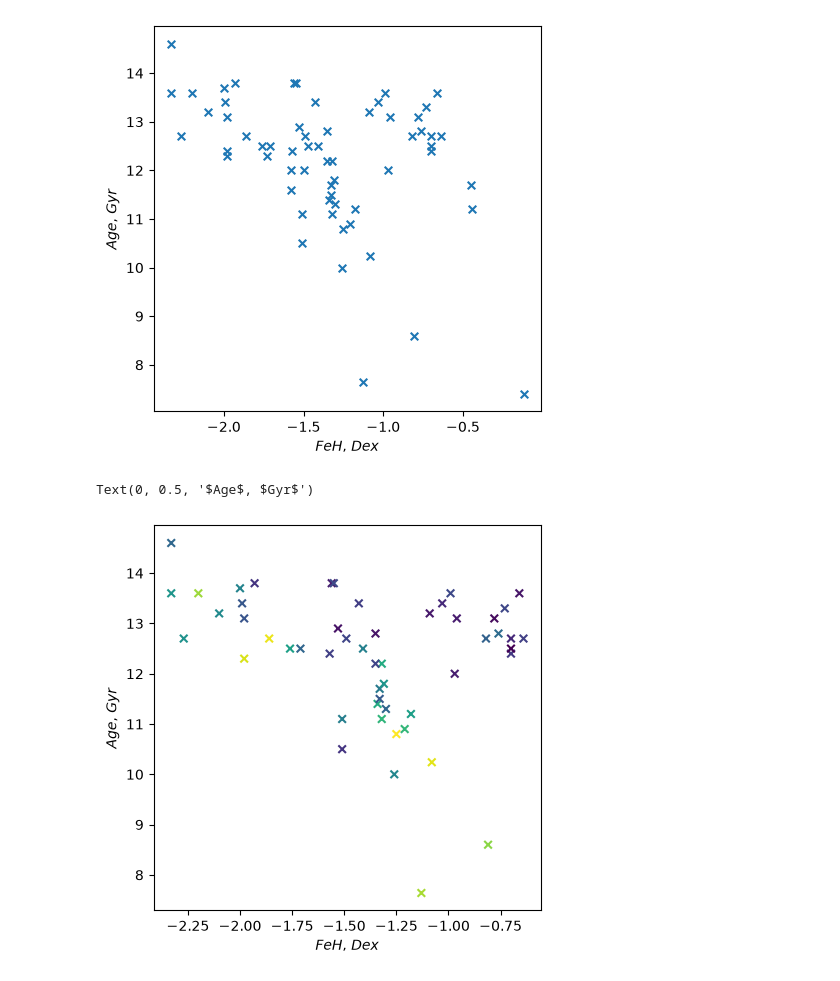
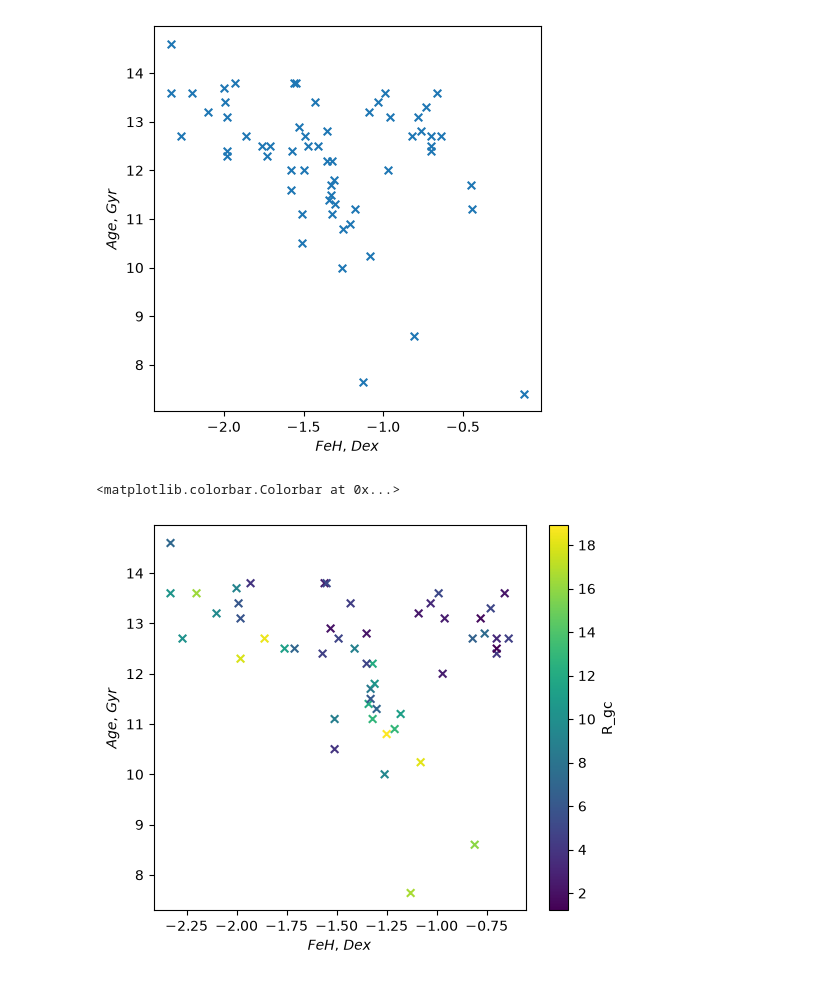
Before and after one commit to stormrealz/PHYS3116_Larawag, a Jupyter notebook: Will's Files/Will's Notes.ipynb, the cells around one changed output. Cells and saved outputs as stored; diff of their text form; code cells hidden in the pictures.

```diff
--- a/Will's Files/Will's Notes.ipynb
+++ b/Will's Files/Will's Notes.ipynb
@@ -148,11 +148,11 @@ axes.set_ylabel('$Age$, $Gyr$') # y-axis label
 Text(0, 0.5, '$Age$, $Gyr$')
 [figure]
 # %%
-fig, axes = plt.subplots(1, figsize=(5,5)) #I only need one plot
+fig, axes = plt.subplots(1, figsize=(6,5)) #I only need one plot
 FeHvsAge = axes.scatter(master_FeH, master_Age, c=master_R_G, marker='x', s=30, cmap='viridis') # plot components
 axes.set_xlabel('$FeH$, $Dex$') # x-axis label
 axes.set_ylabel('$Age$, $Gyr$') # y-axis label
-#fig.colorbar(FeHvsAge, ax=axes[0], label = 'R_gc') not working
+fig.colorbar(FeHvsAge, ax=axes, label = 'R_gc') # ax=axes not ax=axes[0]
 # %% [output]
-Text(0, 0.5, '$Age$, $Gyr$')
+<matplotlib.colorbar.Colorbar at 0x...>
-[figure, old version]
+[figure, new version]
```
